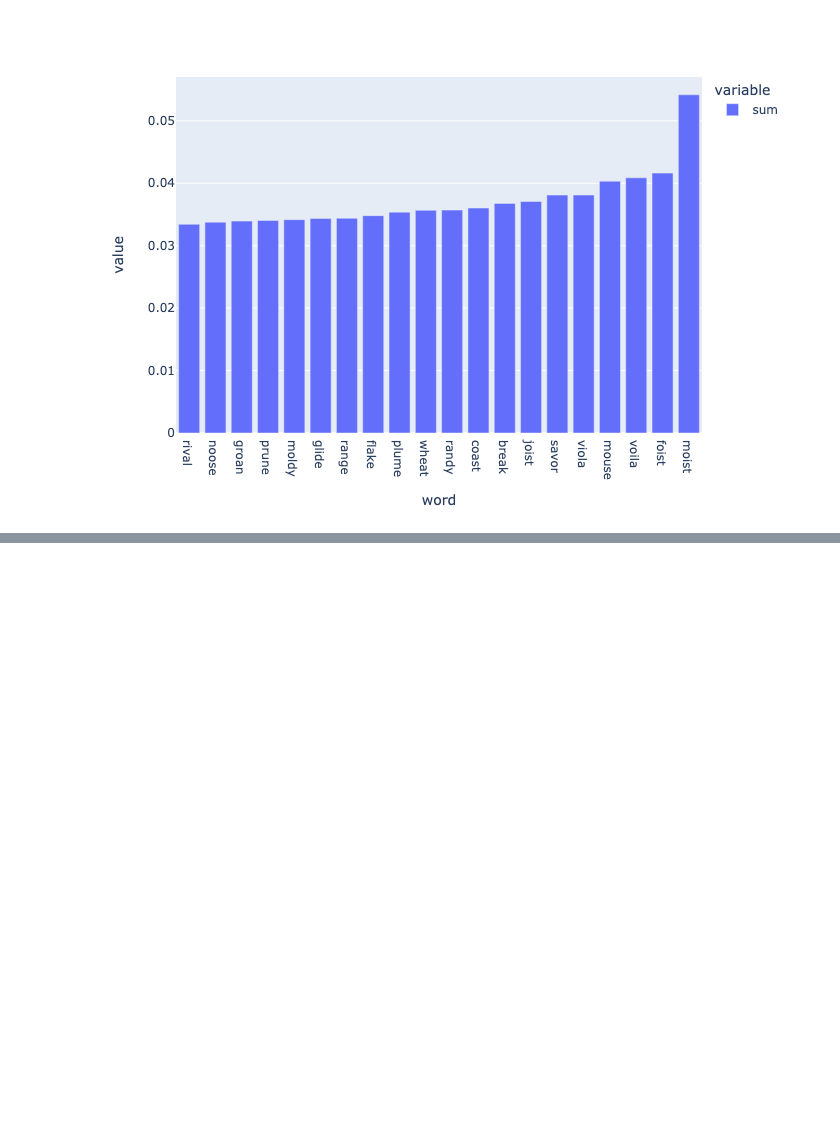
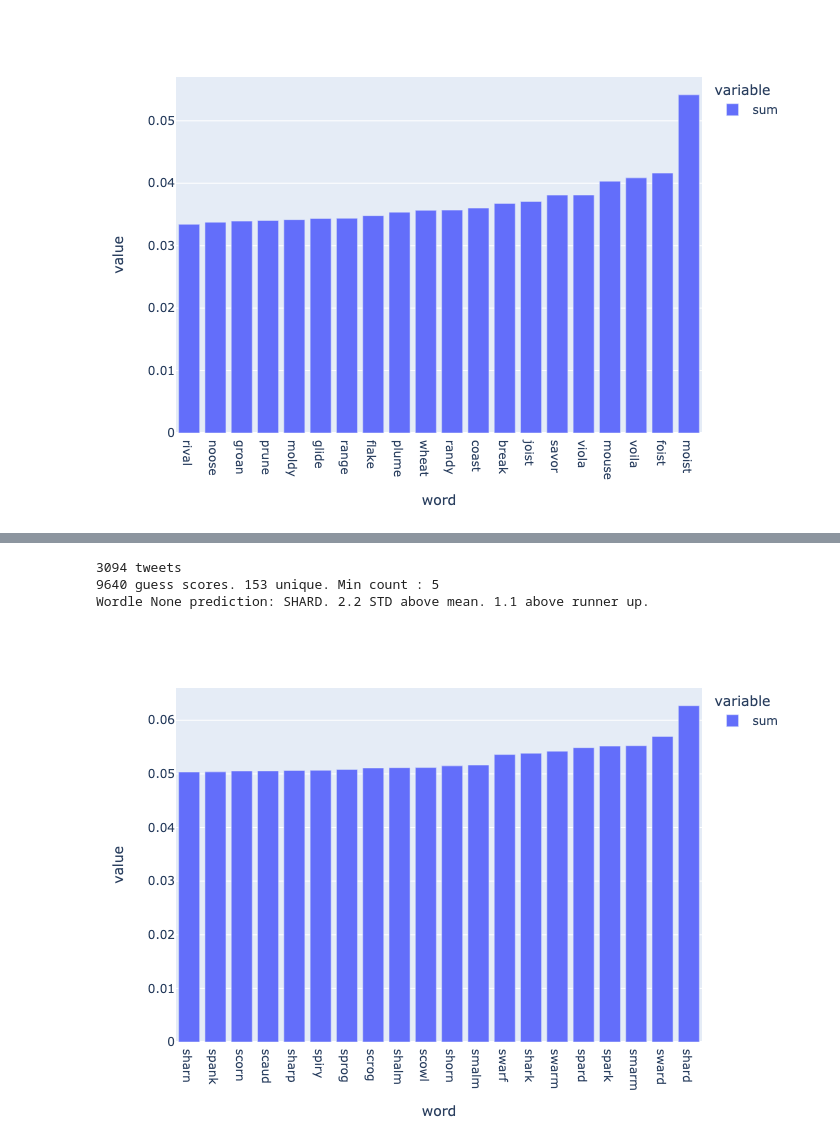
Before and after one commit to astrowonk/TwitterWordle, a Jupyter notebook: Predict with Tweets.ipynb, the cells around one changed output, grey strips where cells are left out. Drawn from its saved outputs; the diff is of its cells as text; code cells hidden in the pictures; blank space fills up the shorter version.

Commit message:
use full guessable dictionary

```diff
--- a/Predict with Tweets.ipynb
+++ b/Predict with Tweets.ipynb
@@ -114,0 +119,2 @@ Wordle None prediction: MOIST. 2.5 STD above mean. 1.3 above runner up.
+# %%
+t_full_dictionary = TwitterWordle(df,use_limited_targets=False)
@@ -114,0 +143,10 @@ Wordle None prediction: MOIST. 2.5 STD above mean. 1.3 above runner up.
+# %%
+from get_tweets import get_tweets
+tweets = get_tweets(229)
+
+t_full_dictionary.solve(tweet_list=tweets)
+# %% [output]
+3094 tweets
+9640 guess scores. 153 unique. Min count : 5
+Wordle None prediction: SHARD. 2.2 STD above mean. 1.1 above runner up.
+[figure, added]
```
Also changed, not shown: parts of 11 cells of this notebook, 4 other files.
